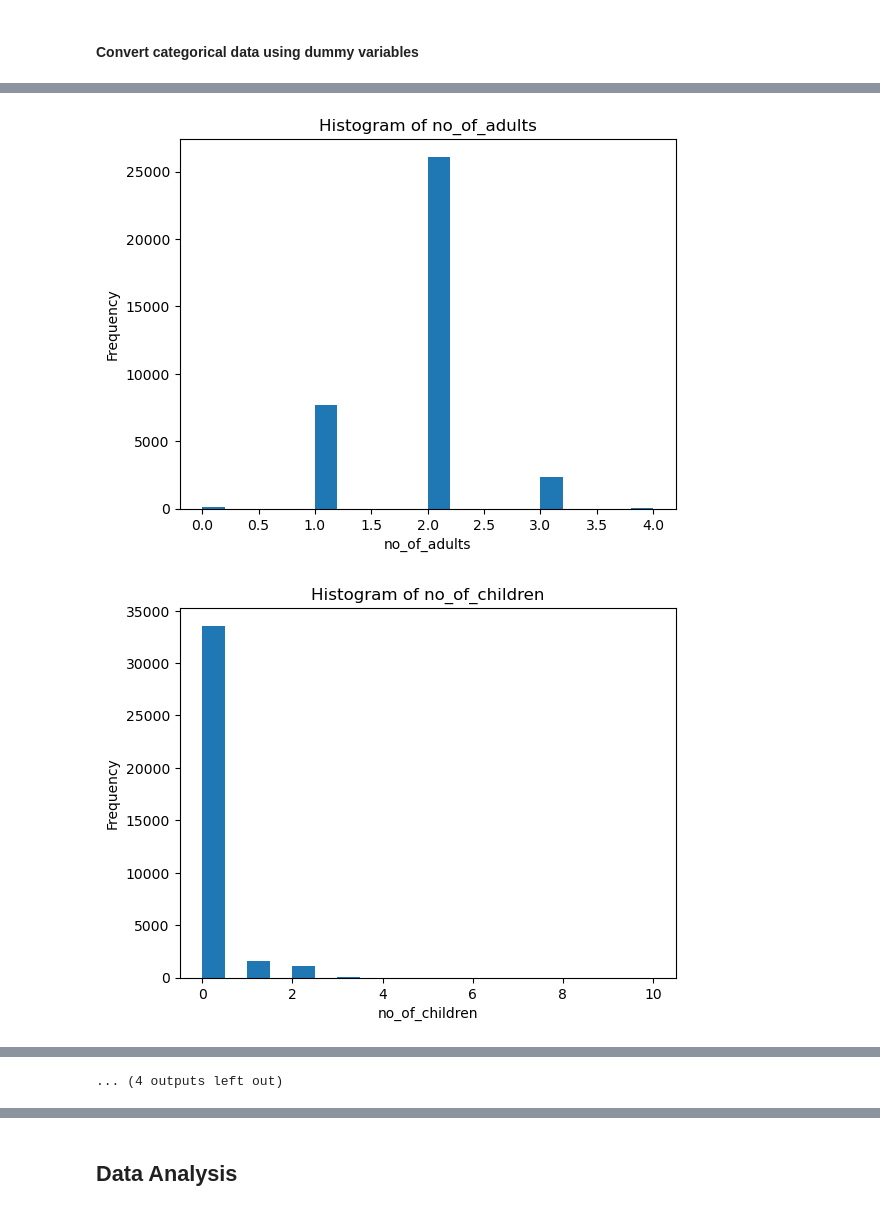
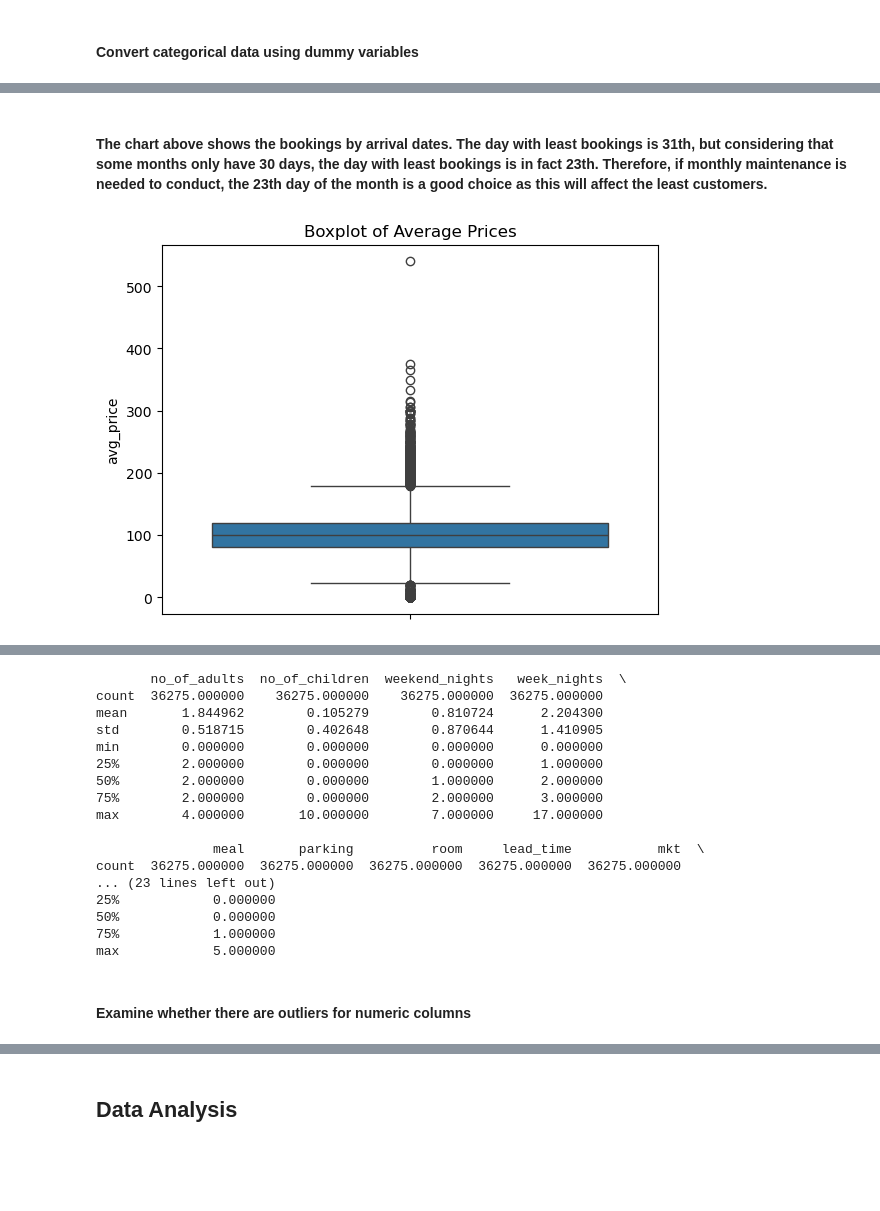
Before and after one commit to Haiqi-Z/CS381Final_Project, a Jupyter notebook: cs381_final.ipynb, the cells around one changed output, grey strips where cells are left out. Drawn from its saved outputs; the diff is of its cells as text; code cells hidden in the pictures; blank space fills up the shorter version.

```diff
--- a/cs381_final.ipynb
+++ b/cs381_final.ipynb
@@ -155,23 +198,24 @@ df['season'] = df['arrival_month'].apply(map_season)
+# %% [markdown]
+#### The chart above shows the bookings by arrival dates. The day with least bookings is 31th, but considering that some months only have 30 days, the day with least bookings is in fact 23th. Therefore, if monthly maintenance is needed to conduct, the 23th day of the month is a good choice as this will affect the least customers.
 # %%
 df_num = df[['no_of_adults','no_of_children','weekend_nights','week_nights','meal','parking','room','lead_time','mkt','repeated_guest','prev_cancellations','prev_bookings','avg_price','special_requests']]
 
 # Histogram to visualize discrete columns' distribution
-for i in df_num.columns:
-    plt.hist(df_num[i], bins=20)
-    plt.title(f'Histogram of {i}')
-    plt.xlabel(i)
-    plt.ylabel('Frequency')
-    plt.show()
+#for i in df_num.columns:
+    #plt.hist(df_num[i], bins=20)
+    #plt.title(f'Histogram of {i}')
+    #plt.xlabel(i)
+    #plt.ylabel('Frequency')
+    #plt.show()
 
 # Boxplot to visualiza continuous data's distribution
-sns.boxplot(data=df_num['avg_price'])
+sns.boxplot(data=df['avg_price'])
 plt.xticks(rotation=45)
 plt.title('Boxplot of Average Prices')
 plt.show()
 
 # Summary statistics to identify potential outliers
 summary_stats = df_num.describe()
 print(summary_stats)
 # %% [output]
-[figure, old version]
+[figure, new version]
-[figure, removed]
@@ -188,3 +222,21 @@ print(summary_stats)
-... (4 outputs left out)
+       no_of_adults  no_of_children  weekend_nights   week_nights  \
+count  36275.000000    36275.000000    36275.000000  36275.000000
+mean       1.844962        0.105279        0.810724      2.204300
+std        0.518715        0.402648        0.870644      1.410905
+min        0.000000        0.000000        0.000000      0.000000
+25%        2.000000        0.000000        0.000000      1.000000
+50%        2.000000        0.000000        1.000000      2.000000
+75%        2.000000        0.000000        2.000000      3.000000
+max        4.000000       10.000000        7.000000     17.000000
+
+               meal       parking          room     lead_time           mkt  \
+count  36275.000000  36275.000000  36275.000000  36275.000000  36275.000000
+... (23 lines left out)
+25%            0.000000
+50%            0.000000
+75%            1.000000
+max            5.000000
+# %% [markdown]
+#### Examine whether there are outliers for numeric columns
 # %%
 # Interquartile Range (IQR) to identify outliers in average prices
```
Also changed, not shown: parts of 44 cells of this notebook, 1 other file.
